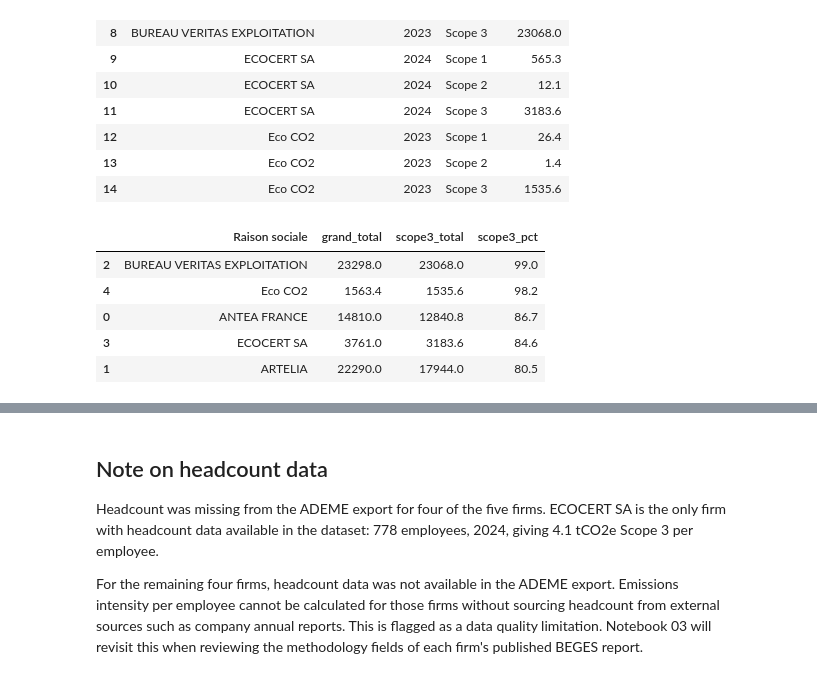
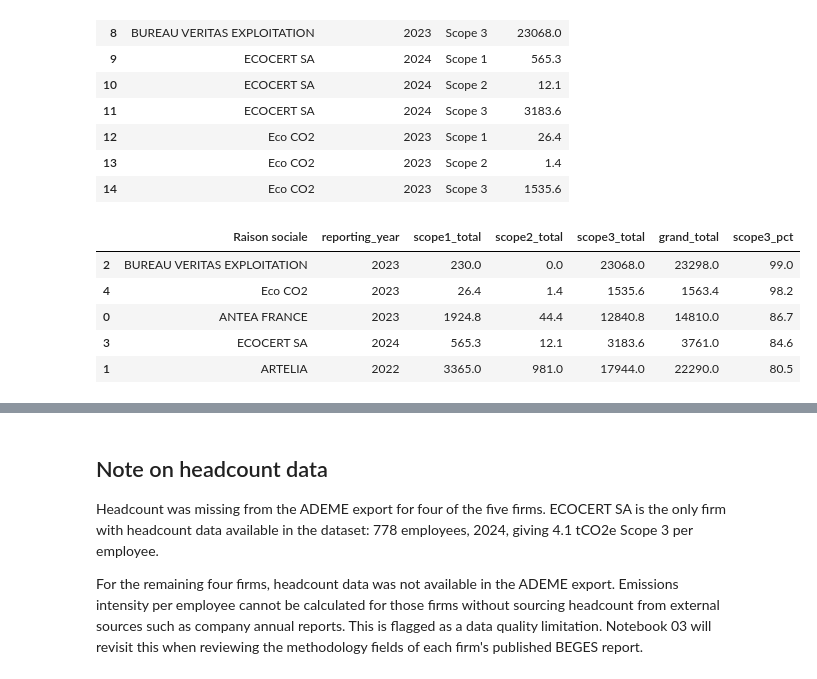
Before and after one commit to ecmccallum/bilan-critique, a Jupyter notebook: notebooks/01_emissions_extraction.ipynb, the cells around one changed output, grey strips where cells are left out. Saved outputs shown, nothing was run; the diff lists cells and outputs as text; code cells hidden in the pictures.

```diff
--- a/notebooks/01_emissions_extraction.ipynb
+++ b/notebooks/01_emissions_extraction.ipynb
@@ -322,28 +322,43 @@ scope_totals
 | 13 | Eco CO2 | 2023 | Scope 2 | 1.4 |
 | 14 | Eco CO2 | 2023 | Scope 3 | 1535.6 |
 # %%
-# Calculate Scope 3 as percentage of total reported emissions
+# Calculate scope totals per firm including Scope 1, Scope 2, Scope 3-equivalent
 firm_totals = scope_totals.groupby("Raison sociale")["total_tco2e"].sum().reset_index()
 firm_totals = firm_totals.rename(columns={"total_tco2e": "grand_total"})
 
-scope3_totals = scope_totals[scope_totals["scope"] == "Scope 3"][
-    ["Raison sociale", "total_tco2e"]
-].rename(columns={"total_tco2e": "scope3_total"})
+# Pivot to get Scope 1, 2, 3 as separate columns
+scope_pivot = scope_totals.pivot(index="Raison sociale", columns="scope", values="total_tco2e").reset_index()
+scope_pivot.columns.name = None
+scope_pivot = scope_pivot.rename(columns={
+    "Scope 1": "scope1_total",
+    "Scope 2": "scope2_total",
+    "Scope 3": "scope3_total"
+})
 
-firm_summary = firm_totals.merge(scope3_totals, on="Raison sociale")
+# Add reporting year
+year_map = df_recent.set_index("Raison sociale")["Année de reporting"].to_dict()
+
+firm_summary = firm_totals.merge(scope_pivot, on="Raison sociale")
 firm_summary["scope3_pct"] = (
     firm_summary["scope3_total"] / firm_summary["grand_total"] * 100
 ).round(1)
+firm_summary["reporting_year"] = firm_summary["Raison sociale"].map(year_map)
+firm_summary = firm_summary.sort_values("scope3_pct", ascending=False)
 
-firm_summary = firm_summary.sort_values("scope3_pct", ascending=False)
+# Reorder columns
+firm_summary = firm_summary[[
+    "Raison sociale", "reporting_year", "scope1_total",
+    "scope2_total", "scope3_total", "grand_total", "scope3_pct"
+]]
+
 firm_summary
 # %% [output]
-|  | Raison sociale | grand_total | scope3_total | scope3_pct |
-| 2 | BUREAU VERITAS EXPLOITATION | 23298.0 | 23068.0 | 99.0 |
-| 4 | Eco CO2 | 1563.4 | 1535.6 | 98.2 |
-| 0 | ANTEA FRANCE | 14810.0 | 12840.8 | 86.7 |
-| 3 | ECOCERT SA | 3761.0 | 3183.6 | 84.6 |
-| 1 | ARTELIA | 22290.0 | 17944.0 | 80.5 |
+|  | Raison sociale | reporting_year | scope1_total | scope2_total | scope3_total | grand_total | scope3_pct |
+| 2 | BUREAU VERITAS EXPLOITATION | 2023 | 230.0 | 0.0 | 23068.0 | 23298.0 | 99.0 |
+| 4 | Eco CO2 | 2023 | 26.4 | 1.4 | 1535.6 | 1563.4 | 98.2 |
+| 0 | ANTEA FRANCE | 2023 | 1924.8 | 44.4 | 12840.8 | 14810.0 | 86.7 |
+| 3 | ECOCERT SA | 2024 | 565.3 | 12.1 | 3183.6 | 3761.0 | 84.6 |
+| 1 | ARTELIA | 2022 | 3365.0 | 981.0 | 17944.0 | 22290.0 | 80.5 |
 # %%
 # Add headcount for emissions intensity calculation
 headcount_col = "Nombre de salariés/d'agents de l'ensemble des SIREN déclarés sur ce bilan lors de l'année de reporting du bilan"
```
Also changed, not shown: parts of 4 cells of this notebook, 3 other files.
